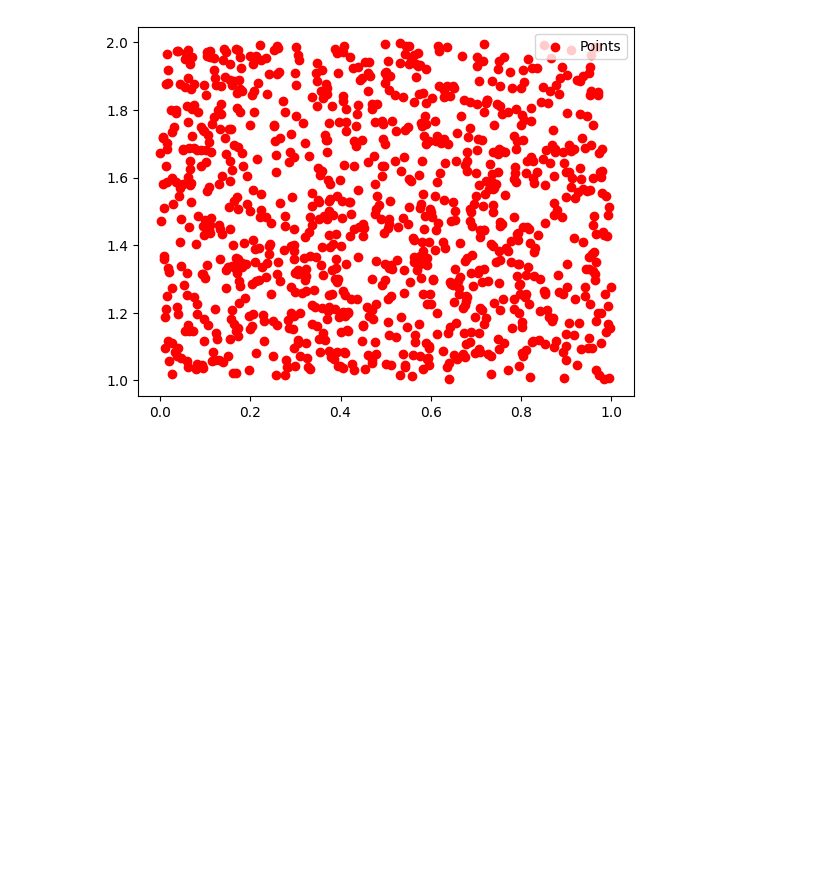
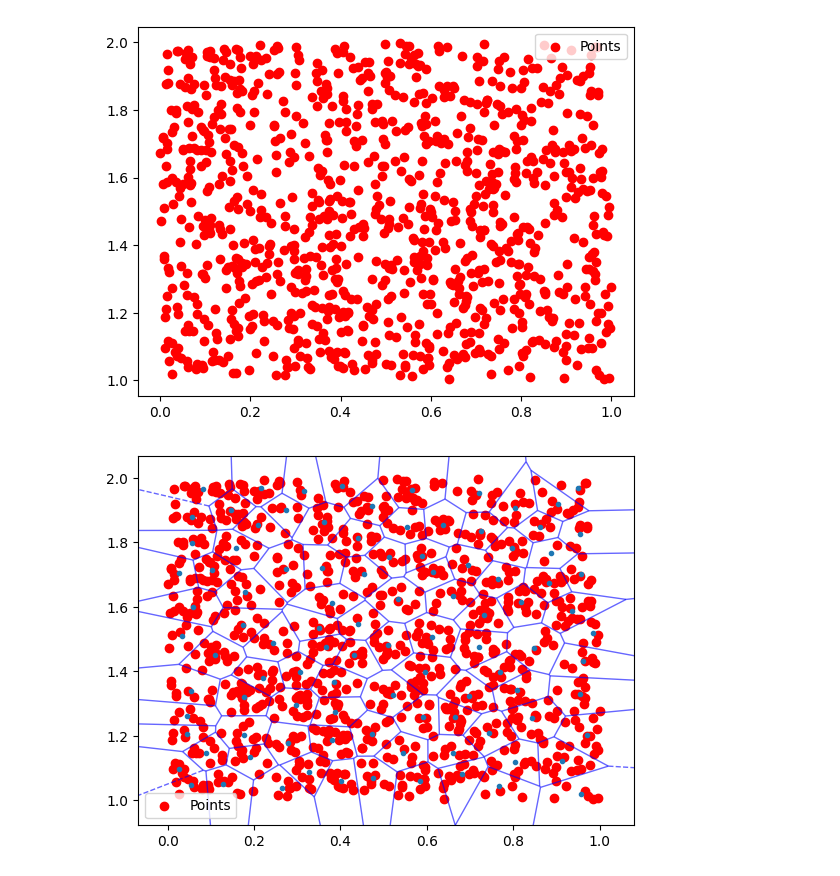
Before and after one commit to IceGawd/VoltageDimentionalReduction, a Jupyter notebook: VoltageDimentionReduction.ipynb, the cells around one changed output. Cells and saved outputs as stored; diff of their text form; code cells hidden in the pictures; blank space fills up the shorter version.

```diff
--- a/VoltageDimentionReduction.ipynb
+++ b/VoltageDimentionReduction.ipynb
@@ -5,11 +11,15 @@ import os
 # %%
-data = Data("square_fill.json", stream=False)
-data.plot()
+square_data = create_data.Data("square_fill.json", stream=False)
+square_data.plot()
 # %% [output]
 [figure]
 # %%
 k = 100
 
-partitions = Partitions(data)
+partitions = kmeans.Partitions(square_data)
 partitions.k_means(k, seed=time.time())
+
+partitions.plot()
+# %% [output]
+[figure, added]
 # %%
```
Also changed, not shown: parts of 12 cells of this notebook, 2 other files.
